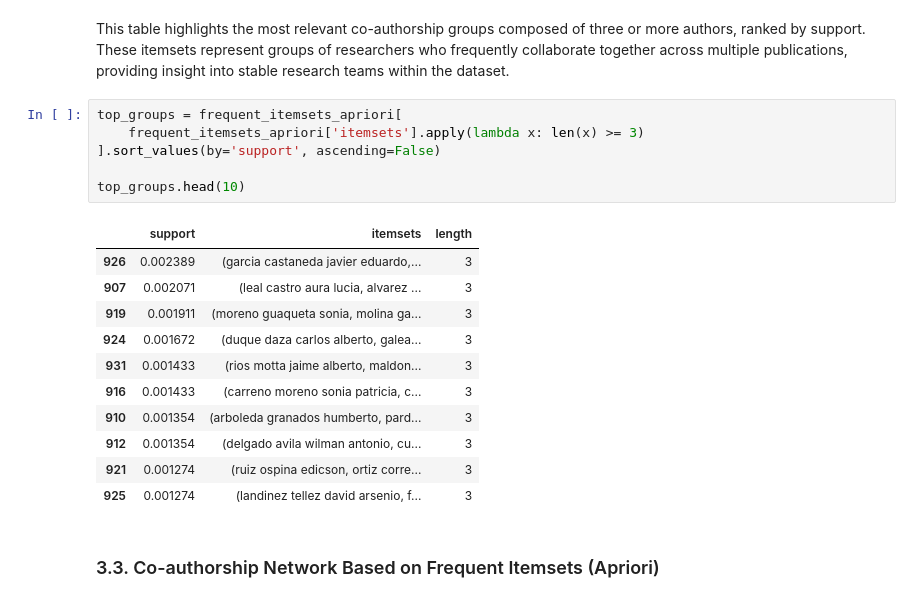
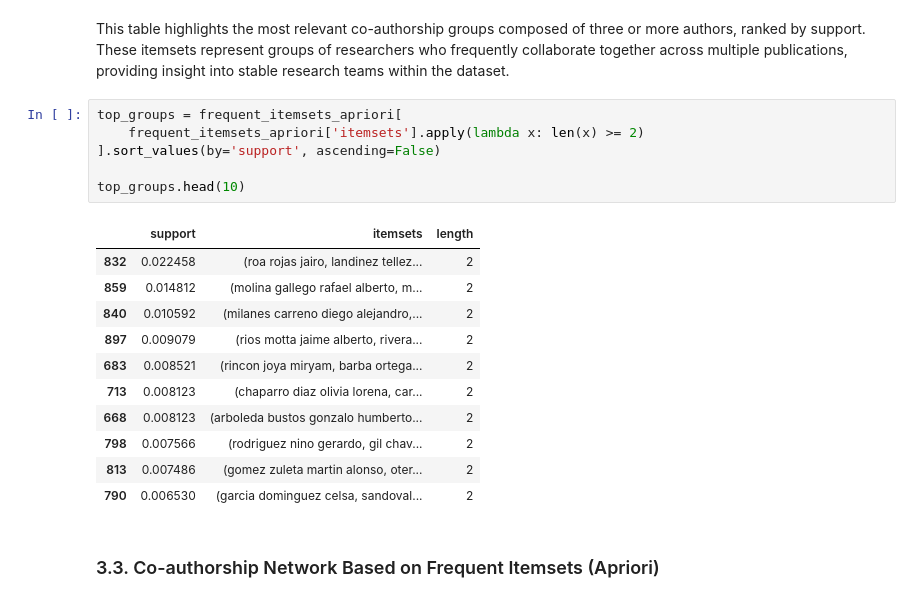
Before and after one commit to fvalderramab/proyecto_horus, a Jupyter notebook: notebooks/03_association.ipynb, the cells around one changed output. Saved outputs shown, nothing was run; the diff lists cells and outputs as text.

Commit message:
bugfix: last corrections

```diff
--- a/notebooks/03_association.ipynb
+++ b/notebooks/03_association.ipynb
@@ -339,22 +339,22 @@ The distribution shows a strong dominance of single-author itemsets (635), follo
 This table highlights the most relevant co-authorship groups composed of three or more authors, ranked by support. These itemsets represent groups of researchers who frequently collaborate together across multiple publications, providing insight into stable research teams within the dataset.
 # %%
 top_groups = frequent_itemsets_apriori[
-    frequent_itemsets_apriori['itemsets'].apply(lambda x: len(x) >= 3)
+    frequent_itemsets_apriori['itemsets'].apply(lambda x: len(x) >= 2)
 ].sort_values(by='support', ascending=False)
 
 top_groups.head(10)
 # %% [output]
 |  | support | itemsets | length |
-| 926 | 0.002389 | (garcia castaneda javier eduardo,... | 3 |
-| 907 | 0.002071 | (leal castro aura lucia, alvarez ... | 3 |
-| 919 | 0.001911 | (moreno guaqueta sonia, molina ga... | 3 |
-| 924 | 0.001672 | (duque daza carlos alberto, galea... | 3 |
-| 931 | 0.001433 | (rios motta jaime alberto, maldon... | 3 |
-| 916 | 0.001433 | (carreno moreno sonia patricia, c... | 3 |
-| 910 | 0.001354 | (arboleda granados humberto, pard... | 3 |
-| 912 | 0.001354 | (delgado avila wilman antonio, cu... | 3 |
-| 921 | 0.001274 | (ruiz ospina edicson, ortiz corre... | 3 |
-| 925 | 0.001274 | (landinez tellez david arsenio, f... | 3 |
+| 832 | 0.022458 | (roa rojas jairo, landinez tellez... | 2 |
+| 859 | 0.014812 | (molina gallego rafael alberto, m... | 2 |
+| 840 | 0.010592 | (milanes carreno diego alejandro,... | 2 |
+| 897 | 0.009079 | (rios motta jaime alberto, rivera... | 2 |
+| 683 | 0.008521 | (rincon joya miryam, barba ortega... | 2 |
+| 713 | 0.008123 | (chaparro diaz olivia lorena, car... | 2 |
+| 668 | 0.008123 | (arboleda bustos gonzalo humberto... | 2 |
+| 798 | 0.007566 | (rodriguez nino gerardo, gil chav... | 2 |
+| 813 | 0.007486 | (gomez zuleta martin alonso, oter... | 2 |
+| 790 | 0.006530 | (garcia dominguez celsa, sandoval... | 2 |
 # %% [markdown]
 ### 3.3. Co-authorship Network Based on Frequent Itemsets (Apriori)
 # %% [markdown]
```
Also changed, not shown: parts of 10 cells of this notebook.
